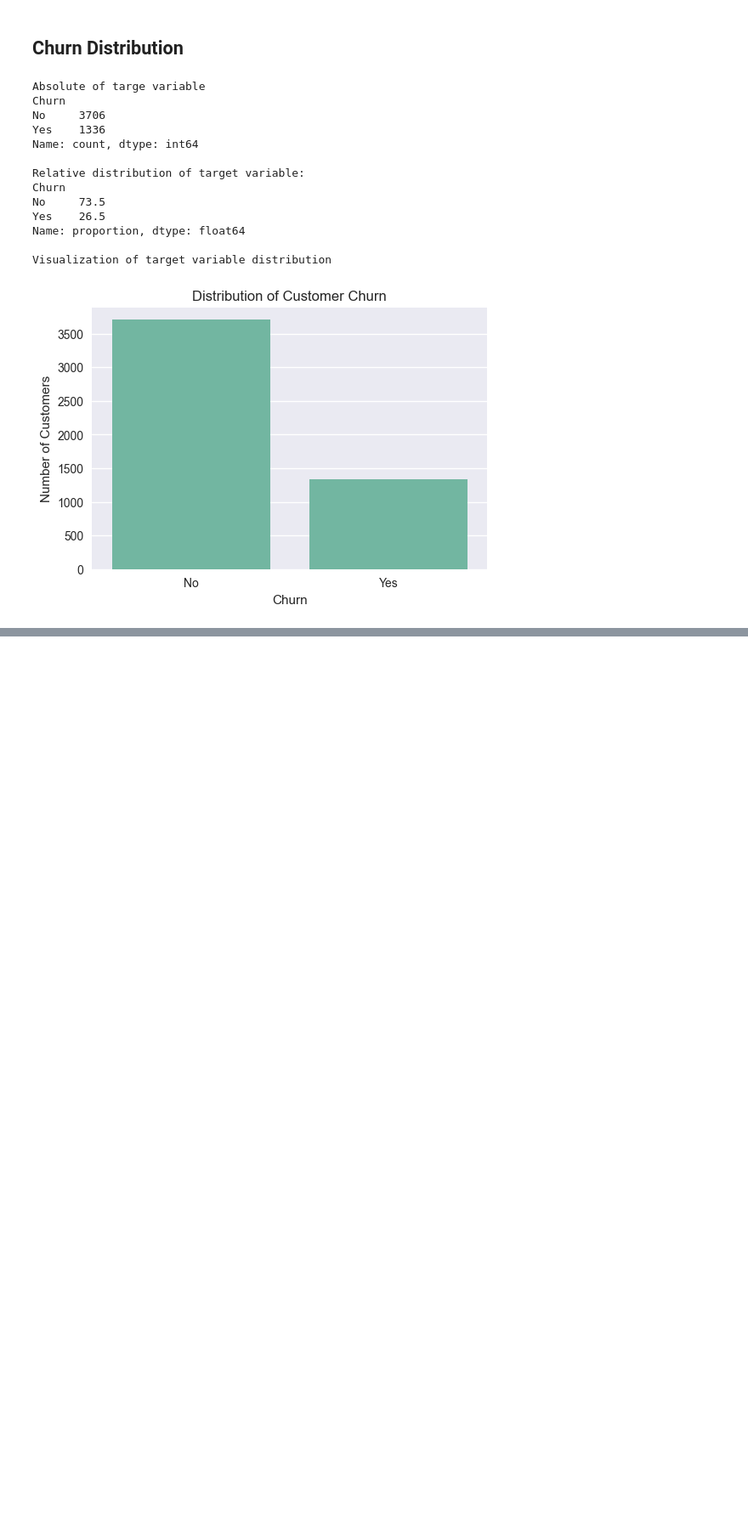
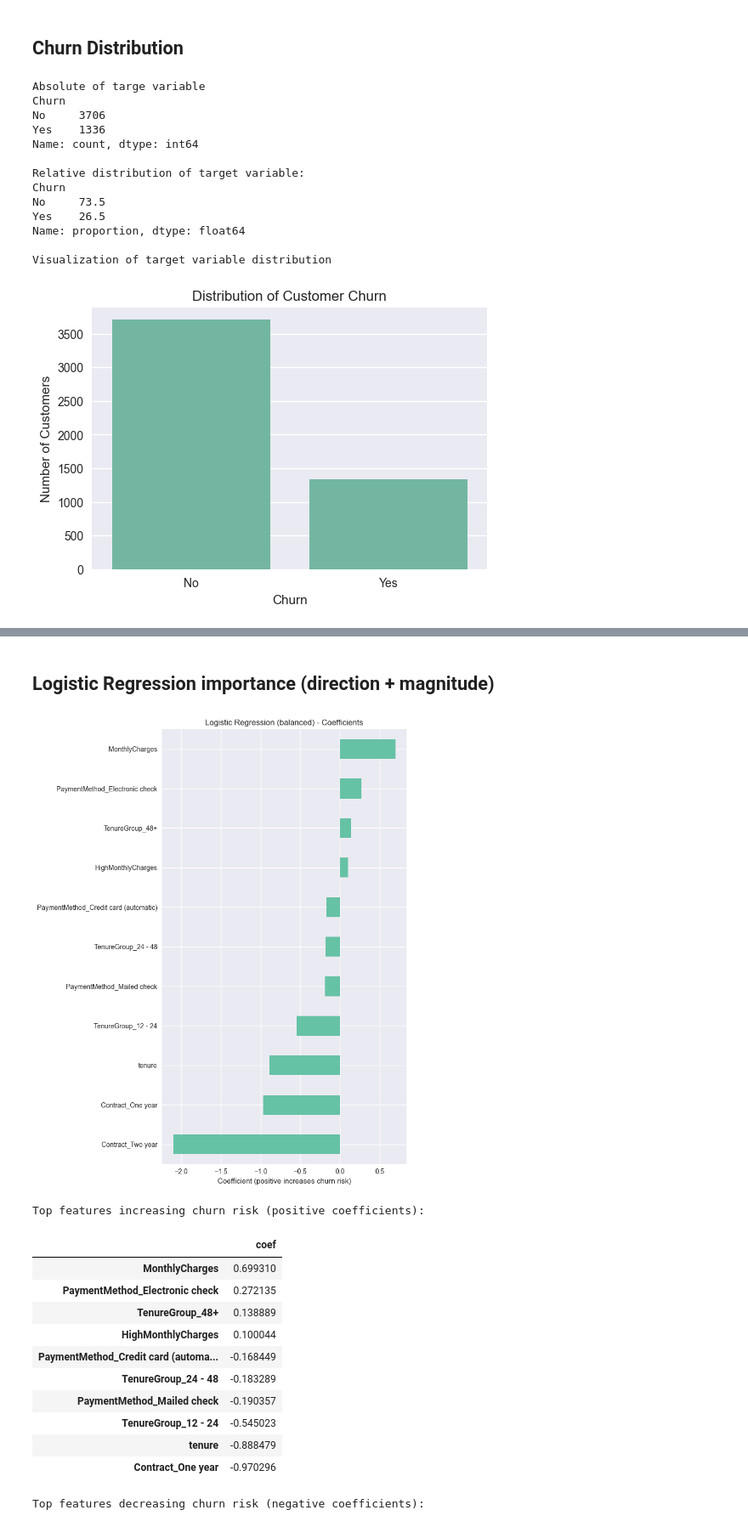
Before and after one commit to mauriciogbarros/customer-churn-prediction, a Jupyter notebook: notebooks/churn_analysis.ipynb, the cells around one changed output, grey strips where cells are left out. Shown at 85% size. Cells and saved outputs as stored; diff of their text form; code cells hidden in the pictures; blank space fills up the shorter version.

```diff
--- a/notebooks/churn_analysis.ipynb
+++ b/notebooks/churn_analysis.ipynb
@@ -239,0 +463,23 @@ Customers with **month-to-month contracts** show a significantly higher churn ra
+# %%
+from sklearn.ensemble import RandomForestClassifier
+
+rf = RandomForestClassifier(
+	n_estimators = 300,
+	max_depth = None,
+	min_samples_leaf = 5,
+	class_weight = "balanced",
+	random_state = 42
+)
+
+rf.fit(x_train, y_train)
+
+# Predictions
+y_prob_rf = rf.predict_proba(x_test)[:, 1]
+y_pred_rf = (y_prob_rf >= 0.5).astype(int)
+
+# Evaluation
+print("Random Forest (class_weight='balanced')")
+print("Accuracy:", round(accuracy_score(y_test, y_pred_rf), 3))
+print("Precision:", round(precision_score(y_test, y_pred_rf), 3))
+print("Recall:", round(recall_score(y_test, y_pred_rf), 3))
+print("ROC-AUC:", round(roc_auc_score(y_test, y_prob_rf), 3))
@@ -239,0 +530,39 @@ Customers with **month-to-month contracts** show a significantly higher churn ra
+# %% [markdown]
+## Logistic Regression importance (direction + magnitude)
+# %%
+lr_coefficient = pd.Series(
+	log_reg_balanced.coef_[0],
+	index = x_train.columns
+).sort_values()
+
+plot.figure(figsize = (8, 10))
+lr_coefficient.plot(kind = "barh")
+plot.title("Logistic Regression (balanced) - Coefficients")
+plot.xlabel("Coefficient (positive increases churn risk)")
+plot.tight_layout()
+plot.show()
+
+# Top drivers
+lr_top_pos = lr_coefficient.sort_values(ascending = False).head(10)
+lr_top_neg = lr_coefficient.sort_values().head(10)
+
+print("Top features increasing churn risk (positive coefficients):")
+display(lr_top_pos.to_frame("coef"))
+
+print("Top features decreasing churn risk (negative coefficients):")
+display(lr_top_neg.to_frame("coef"))
+# %% [output]
+[figure, added]
+Top features increasing churn risk (positive coefficients):
+|  | coef |
+| MonthlyCharges | 0.699310 |
+| PaymentMethod_Electronic check | 0.272135 |
+| TenureGroup_48+ | 0.138889 |
+| HighMonthlyCharges | 0.100044 |
+| PaymentMethod_Credit card (automa... | -0.168449 |
+| TenureGroup_24 - 48 | -0.183289 |
+| PaymentMethod_Mailed check | -0.190357 |
+| TenureGroup_12 - 24 | -0.545023 |
+| tenure | -0.888479 |
+| Contract_One year | -0.970296 |
+Top features decreasing churn risk (negative coefficients):
```
Also changed, not shown: parts of 48 cells of this notebook, 5 other files.
